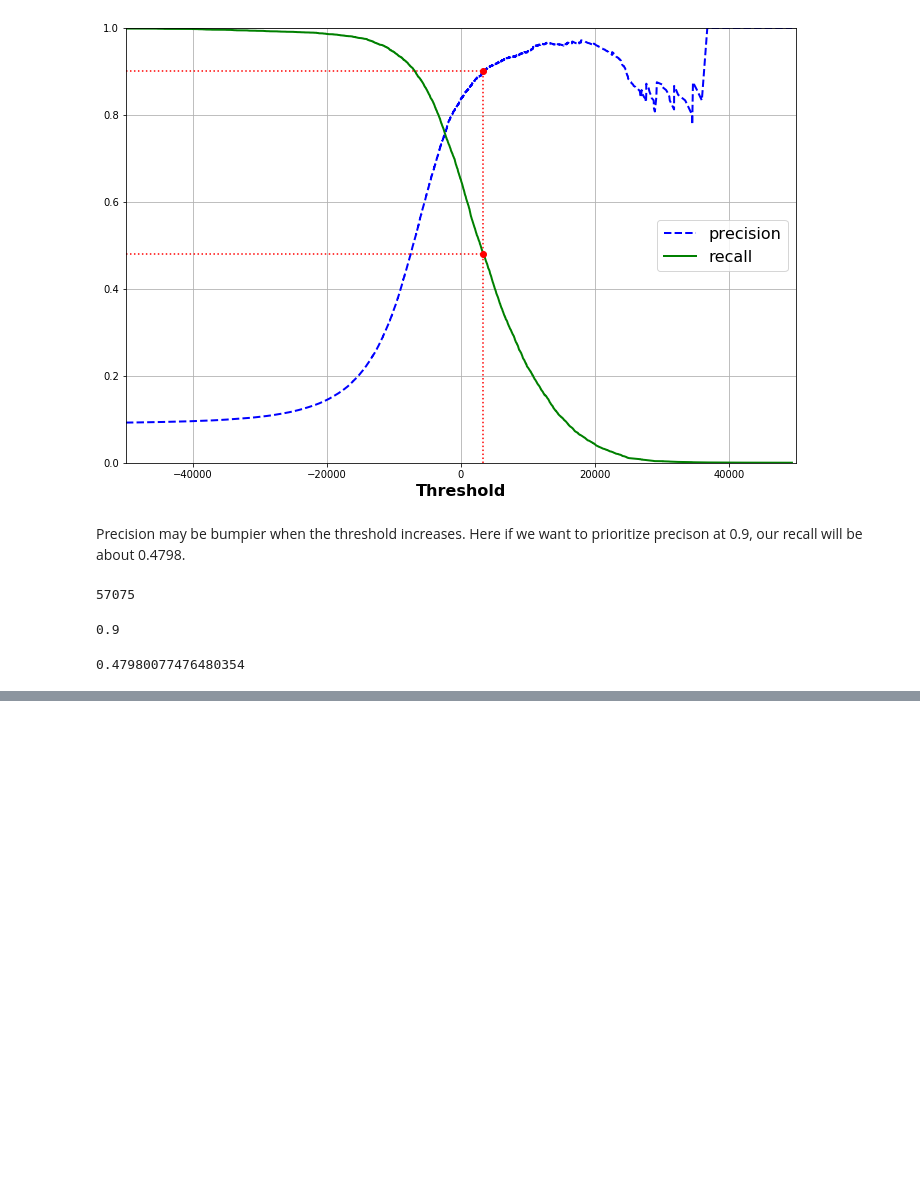
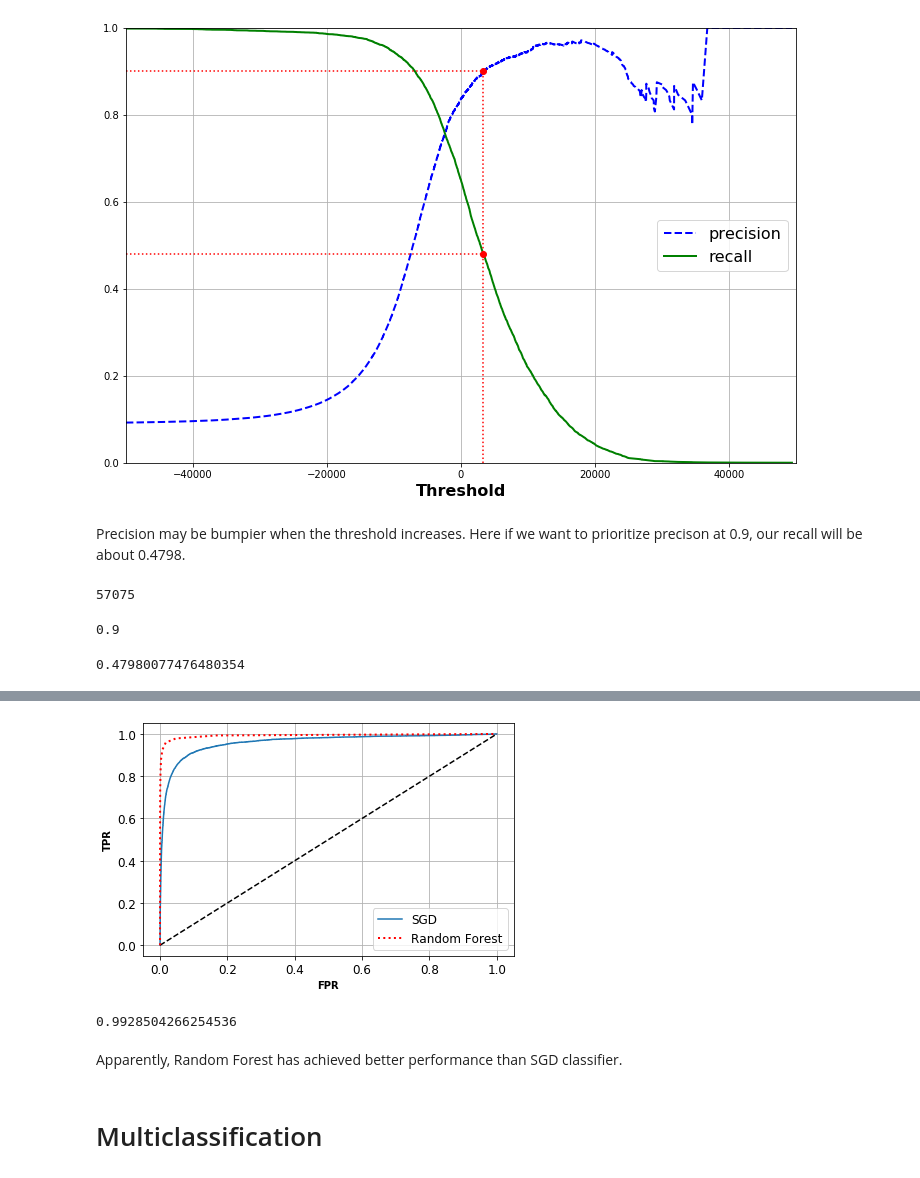
Before and after one commit to AilingLiu/MNIST-digit-handwrite-clasification, a Jupyter notebook: hand_writing_digit_recognition.ipynb, the cells around one changed output, grey strips where cells are left out. Saved outputs shown, nothing was run; the diff lists cells and outputs as text; code cells hidden in the pictures; blank space fills up the shorter version.

```diff
--- a/hand_writing_digit_recognition.ipynb
+++ b/hand_writing_digit_recognition.ipynb
@@ -213,0 +274,23 @@ recall_score(y_train_five, y_train_pred_90)
+# %%
+# lets compare with Random Forest classifier
+from sklearn.ensemble import RandomForestClassifier
+forest_clf = RandomForestClassifier()
+
+y_proba_forest = cross_val_predict(forest_clf, X_train, y_train_five, cv=3, method='predict_proba')
+# %%
+fpr_fr, tpr_fr, thresholds_fr = roc_curve(y_train_five, y_proba_forest[:, 1])
+
+plot_roc_curve(fpr, tpr, label='SGD')
+plt.plot(fpr_fr, tpr_fr, 'r:', linewidth=2, label='Random Forest')
+plt.legend(loc='lower right', fontsize=12)
+save_fig('roc_sgd_randfr')
+# %% [output]
+[figure, added]
+# %%
+roc_auc_score(y_train_five, y_proba_forest[:, 1])
+# %% [output]
+0.9928504266254536
+# %% [markdown]
+Apparently, Random Forest has achieved better performance than SGD classifier.
+# %% [markdown]
+# Multiclassification
```
Also changed, not shown: parts of 11 cells of this notebook.
